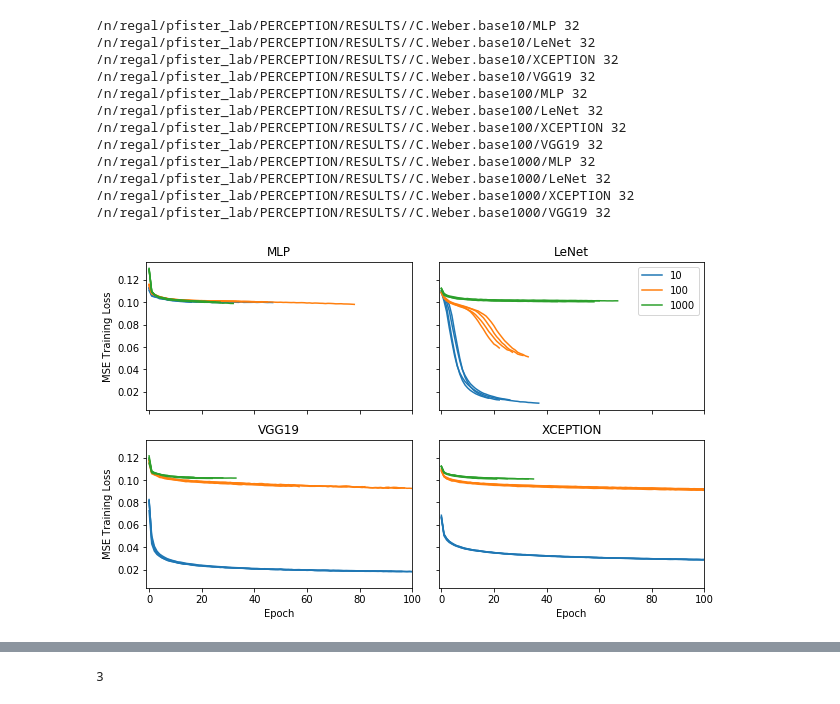
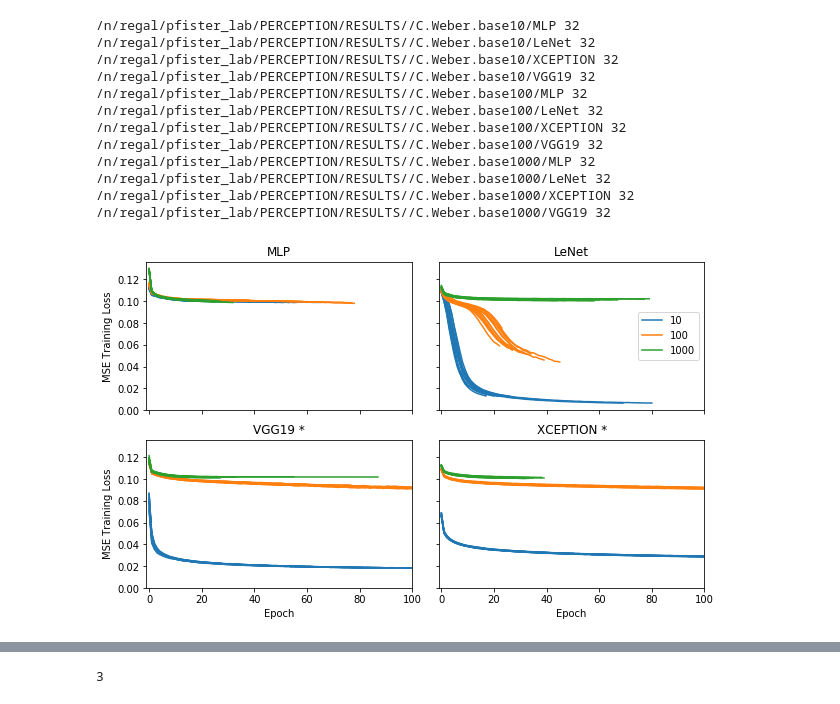
Before and after one commit to Rhoana/perception, a Jupyter notebook: IPY/Weber_Analysis.ipynb, the cells around one changed output, grey strips where cells are left out. Saved outputs shown, nothing was run; the diff lists cells and outputs as text; code cells hidden in the pictures.

```diff
--- a/IPY/Weber_Analysis.ipynb
+++ b/IPY/Weber_Analysis.ipynb
@@ -62,9 +62,9 @@ for a,c_base in enumerate(['10','100','1000']):
         stats[i] = []
         c_dir = os.path.join(e_dir, c)
 
-        stats_files = glob.glob(c_dir+'/*.p')
+        stats_files = glob.glob(c_dir+'/*_noise.p')
         stats_per_c = []
-    #     print stats_files
+#         print stats_files
 
         for s in stats_files:
 
@@ -81,7 +81,7 @@ for a,c_base in enumerate(['10','100','1000']):
 from matplotlib import gridspec
 
 
-classifiers = ['MLP', 'LeNet', 'VGG19', 'XCEPTION']
+classifiers = ['MLP', 'LeNet', 'VGG19 *', 'XCEPTION *']
 
 fig = plt.figure(figsize=(10,6), facecolor='white')
 gs = gridspec.GridSpec(2, 2, width_ratios=[1,1], hspace=.2, wspace=.1)
@@ -104,34 +104,34 @@ for i, c in enumerate(classifiers):
         axes[i] = fig.add_subplot(gs[i], sharey=axes[0], sharex=axes[0])
         plt.ylabel('MSE Training Loss')
         plt.xlabel('Epoch')
     elif i == 3:
         axes[i] = fig.add_subplot(gs[i], sharey=axes[2])
         plt.setp(axes[3].get_yticklabels(), visible=False)
         plt.xlabel('Epoch')
 
     for a,c_base in enumerate(['10','100','1000']):
         for sample in range(len(all_stats[0][0][0])):
 
             loss_for_type = all_stats[a-1][i][0][sample]['loss']
 
             if sample == 0:
                 # only label the first
                 plot(loss_for_type, label=''+c_base, color='C'+str(a))
             else:
                 # but use the same colors for all
                 plot(loss_for_type, color='C'+str(a))
 
 
     plt.xlim(-1,100)
     plt.title(c)
 
 
     if i == 1:
         plt.legend()
 
 plt.savefig('../PAPER/gfx/weber_training_loss.pdf', bbox_inches='tight', pad_inches=0)
 # %% [output]
-[figure, old version]
+[figure, new version]
 # %%
 from matplotlib import gridspec
 
```
Also changed, not shown: parts of 2 cells of this notebook, 7 other files.
